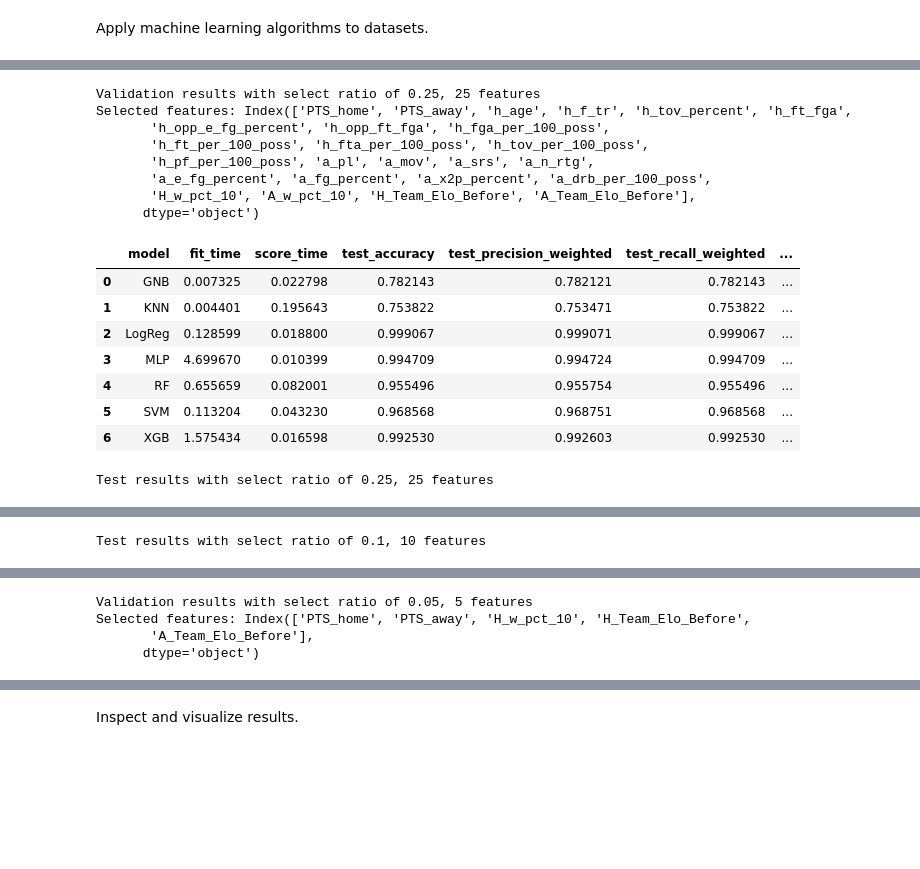
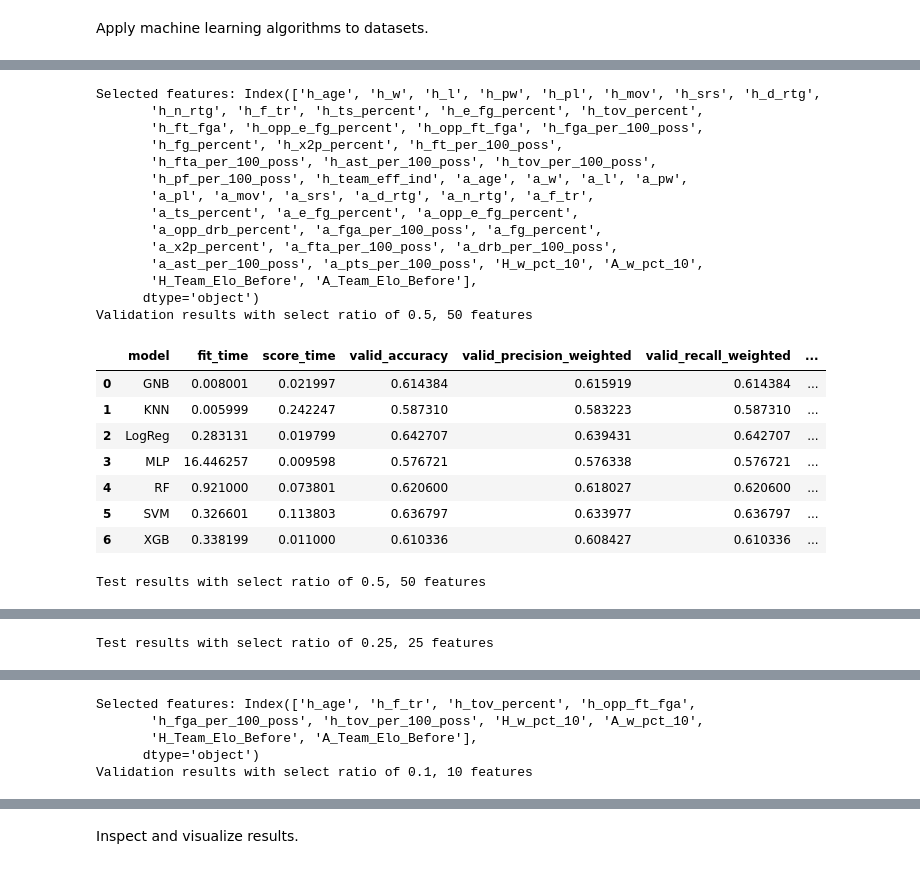
Before and after one commit to ethanleicht/NBA_Model, a Jupyter notebook: our_code2.ipynb, the cells around one changed output, grey strips where cells are left out. Drawn from its saved outputs; the diff is of its cells as text; code cells hidden in the pictures; blank space fills up the shorter version.

```diff
--- a/our_code2.ipynb
+++ b/our_code2.ipynb
@@ -405,13 +406,13 @@ X_scaled = scaler.fit_transform(X)
 # %%
-# pca dimension reduction
-pca_ratios = [0.8, 0.90, 0.95]
-pca_results = Parallel(n_jobs=-1)(
-    delayed(process_subset_pca)(X_scaled, y, ratio) for ratio in pca_ratios
-)
-
 for result in pca_results:
     vdf, tdf, pca_ratio, n_components = result[0][0], result[0][1], result[1], result[2]
     print(f'Validation results with PCA ratio of {pca_ratio}, {n_components} components')
+    vdf.columns = [col.replace('test_', 'valid_') if col.startswith('test_') else col for col in vdf.columns]
     display(vdf.groupby('model').mean().reset_index())
+
     print(f'Test results with PCA ratio of {pca_ratio}, {n_components} components')
+    for col in ['precision','recall','f1-score']:
+        if col in tdf.columns:
+            tdf.rename(columns={col: 'test_' + col + '_weighted'}, inplace=True)
+    tdf.rename(columns={'accuracy': 'test_accuracy'}, inplace=True)
     display(tdf)
@@ -418,37 +474,49 @@ for result in pca_results:
+# %%
+# selectkbest feature selection
+select_ratios = [0.5, 0.25, .1]
+select_results = Parallel(n_jobs=-1)(
+    delayed(process_subset_select)(X_scaled, y, ratio) for ratio in select_ratios
+)
 # %%
-# selectkbest feature selection
-select_ratios = [0.75, 0.5, 0.25]
-select_results = Parallel(n_jobs=-1)(
-    delayed(process_subset_select)(X_scaled, y, ratio) for ratio in select_ratios
-)
-
 for result in select_results:
     vdf, tdf, select_ratio, n_features, select_indices = result[0][0], result[0][1], result[1], result[2], result[3]
-    print(f'Validation results with select ratio of {select_ratio}, {n_features} features')
 
     # Get the names of the selected features
     feature_names = X.columns
     select_feature_names = feature_names[select_indices]
     print(f'Selected features: {select_feature_names}')
 
+    print(f'Validation results with select ratio of {select_ratio}, {n_features} features')
+    vdf.columns = [col.replace('test_', 'valid_') if col.startswith('test_') else col for col in vdf.columns]
     display(vdf.groupby('model').mean().reset_index())
+
     print(f'Test results with select ratio of {select_ratio}, {n_features} features')
+    for col in ['precision','recall','f1-score']:
+        if col in tdf.columns:
+            tdf.rename(columns={col: 'test_' + col + '_weighted'}, inplace=True)
+    tdf.rename(columns={'accuracy': 'test_accuracy'}, inplace=True)
     display(tdf)
 # %% [output]
-Validation results with select ratio of 0.25, 25 features
-Selected features: Index(['PTS_home', 'PTS_away', 'h_age', 'h_f_tr', 'h_tov_percent', 'h_ft_fga',
-       'h_opp_e_fg_percent', 'h_opp_ft_fga', 'h_fga_per_100_poss',
-       'h_ft_per_100_poss', 'h_fta_per_100_poss', 'h_tov_per_100_poss',
-       'h_pf_per_100_poss', 'a_pl', 'a_mov', 'a_srs', 'a_n_rtg',
-       'a_e_fg_percent', 'a_fg_percent', 'a_x2p_percent', 'a_drb_per_100_poss',
-       'H_w_pct_10', 'A_w_pct_10', 'H_Team_Elo_Before', 'A_Team_Elo_Before'],
+Selected features: Index(['h_age', 'h_w', 'h_l', 'h_pw', 'h_pl', 'h_mov', 'h_srs', 'h_d_rtg',
+       'h_n_rtg', 'h_f_tr', 'h_ts_percent', 'h_e_fg_percent', 'h_tov_percent',
+       'h_ft_fga', 'h_opp_e_fg_percent', 'h_opp_ft_fga', 'h_fga_per_100_poss',
+       'h_fg_percent', 'h_x2p_percent', 'h_ft_per_100_poss',
+       'h_fta_per_100_poss', 'h_ast_per_100_poss', 'h_tov_per_100_poss',
+       'h_pf_per_100_poss', 'h_team_eff_ind', 'a_age', 'a_w', 'a_l', 'a_pw',
+       'a_pl', 'a_mov', 'a_srs', 'a_d_rtg', 'a_n_rtg', 'a_f_tr',
+       'a_ts_percent', 'a_e_fg_percent', 'a_opp_e_fg_percent',
+       'a_opp_drb_percent', 'a_fga_per_100_poss', 'a_fg_percent',
+       'a_x2p_percent', 'a_fta_per_100_poss', 'a_drb_per_100_poss',
+       'a_ast_per_100_poss', 'a_pts_per_100_poss', 'H_w_pct_10', 'A_w_pct_10',
+       'H_Team_Elo_Before', 'A_Team_Elo_Before'],
       dtype='object')
+Validation results with select ratio of 0.5, 50 features
-|  | model | fit_time | score_time | test_accuracy | test_precision_weighted | test_recall_weighted | ... |
-| 0 | GNB | 0.007325 | 0.022798 | 0.782143 | 0.782121 | 0.782143 | ... |
-| 1 | KNN | 0.004401 | 0.195643 | 0.753822 | 0.753471 | 0.753822 | ... |
-| 2 | LogReg | 0.128599 | 0.018800 | 0.999067 | 0.999071 | 0.999067 | ... |
-| 3 | MLP | 4.699670 | 0.010399 | 0.994709 | 0.994724 | 0.994709 | ... |
-| 4 | RF | 0.655659 | 0.082001 | 0.955496 | 0.955754 | 0.955496 | ... |
-| 5 | SVM | 0.113204 | 0.043230 | 0.968568 | 0.968751 | 0.968568 | ... |
-| 6 | XGB | 1.575434 | 0.016598 | 0.992530 | 0.992603 | 0.992530 | ... |
+|  | model | fit_time | score_time | valid_accuracy | valid_precision_weighted | valid_recall_weighted | ... |
+| 0 | GNB | 0.008001 | 0.021997 | 0.614384 | 0.615919 | 0.614384 | ... |
+| 1 | KNN | 0.005999 | 0.242247 | 0.587310 | 0.583223 | 0.587310 | ... |
+| 2 | LogReg | 0.283131 | 0.019799 | 0.642707 | 0.639431 | 0.642707 | ... |
+| 3 | MLP | 16.446257 | 0.009598 | 0.576721 | 0.576338 | 0.576721 | ... |
+| 4 | RF | 0.921000 | 0.073801 | 0.620600 | 0.618027 | 0.620600 | ... |
+| 5 | SVM | 0.326601 | 0.113803 | 0.636797 | 0.633977 | 0.636797 | ... |
+| 6 | XGB | 0.338199 | 0.011000 | 0.610336 | 0.608427 | 0.610336 | ... |
-Test results with select ratio of 0.25, 25 features
+Test results with select ratio of 0.5, 50 features
@@ -476 +547 @@ Selected features: Index(['PTS_home', 'PTS_away', 'h_f_tr', 'h_tov_percent', 'h_
-Test results with select ratio of 0.1, 10 features
+Test results with select ratio of 0.25, 25 features
@@ -485,4 +556,5 @@ Test results with select ratio of 0.1, 10 features
-Validation results with select ratio of 0.05, 5 features
-Selected features: Index(['PTS_home', 'PTS_away', 'H_w_pct_10', 'H_Team_Elo_Before',
-       'A_Team_Elo_Before'],
+Selected features: Index(['h_age', 'h_f_tr', 'h_tov_percent', 'h_opp_ft_fga',
+       'h_fga_per_100_poss', 'h_tov_per_100_poss', 'H_w_pct_10', 'A_w_pct_10',
+       'H_Team_Elo_Before', 'A_Team_Elo_Before'],
       dtype='object')
+Validation results with select ratio of 0.1, 10 features
```
Also changed, not shown: parts of 10 cells of this notebook.
